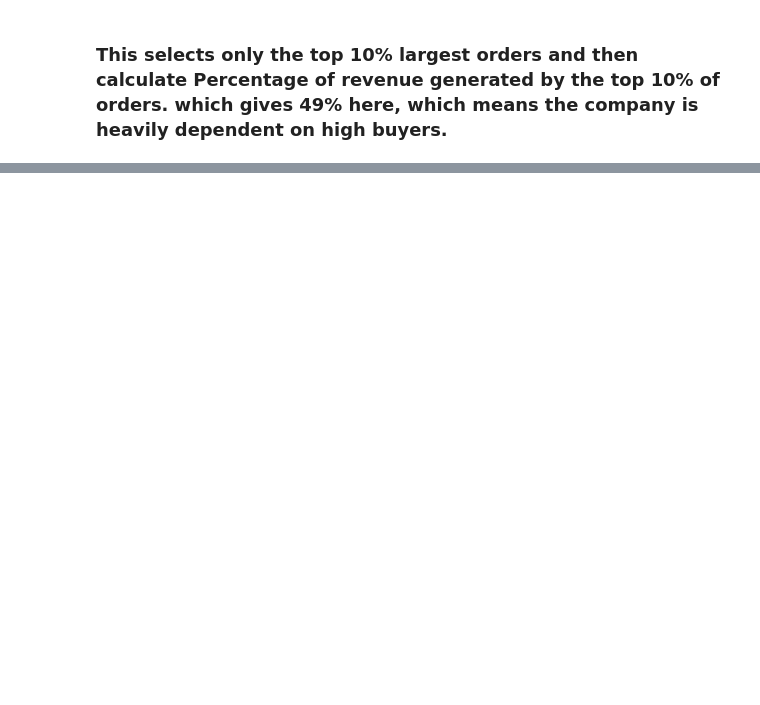
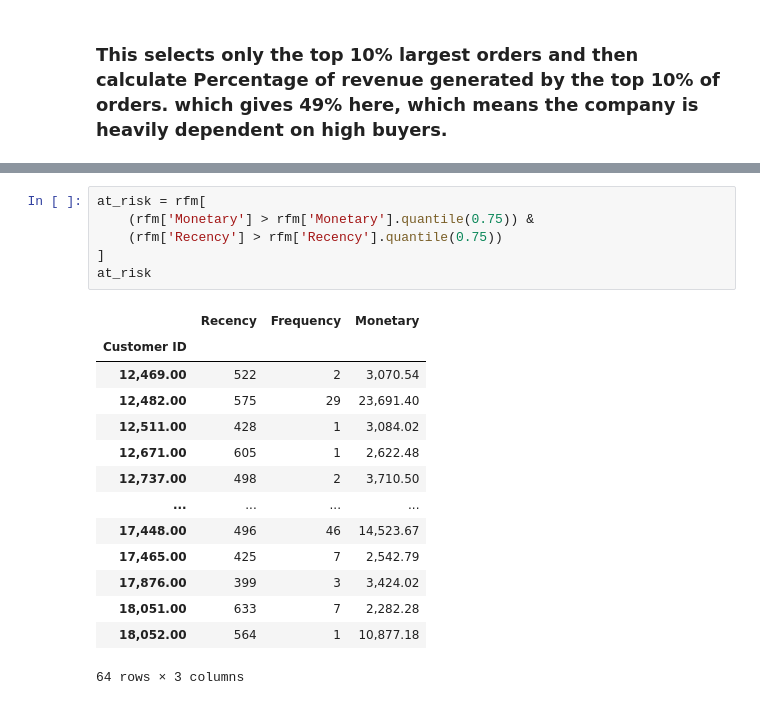
Before and after one commit to prajwal0756/retail-analytics-pipeline, a Jupyter notebook: notebooks/02_data_cleaning.ipynb, the cells around one changed output, grey strips where cells are left out. Saved outputs shown, nothing was run; the diff lists cells and outputs as text; blank space fills up the shorter version.

```diff
--- a/notebooks/02_data_cleaning.ipynb
+++ b/notebooks/02_data_cleaning.ipynb
@@ -356,0 +443,21 @@ np.float64(0.49039295931834076)
+# %%
+at_risk = rfm[
+    (rfm['Monetary'] > rfm['Monetary'].quantile(0.75)) &
+    (rfm['Recency'] > rfm['Recency'].quantile(0.75))
+]
+at_risk
+# %% [output]
+|  | Recency | Frequency | Monetary |
+| Customer ID |  |  |  |
+| 12,469.00 | 522 | 2 | 3,070.54 |
+| 12,482.00 | 575 | 29 | 23,691.40 |
+| 12,511.00 | 428 | 1 | 3,084.02 |
+| 12,671.00 | 605 | 1 | 2,622.48 |
+| 12,737.00 | 498 | 2 | 3,710.50 |
+| ... | ... | ... | ... |
+| 17,448.00 | 496 | 46 | 14,523.67 |
+| 17,465.00 | 425 | 7 | 2,542.79 |
+| 17,876.00 | 399 | 3 | 3,424.02 |
+| 18,051.00 | 633 | 7 | 2,282.28 |
+| 18,052.00 | 564 | 1 | 10,877.18 |
+64 rows × 3 columns
```
Also changed, not shown: parts of 24 cells of this notebook.
